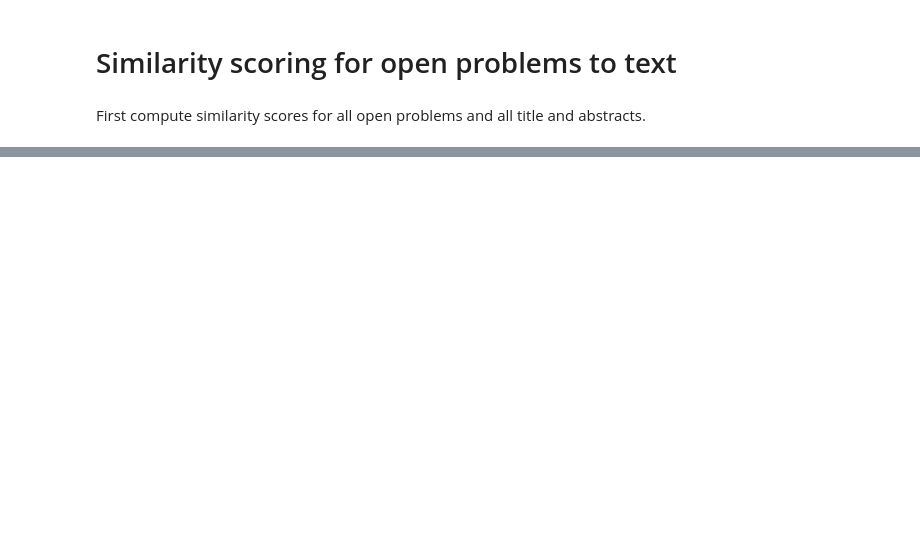
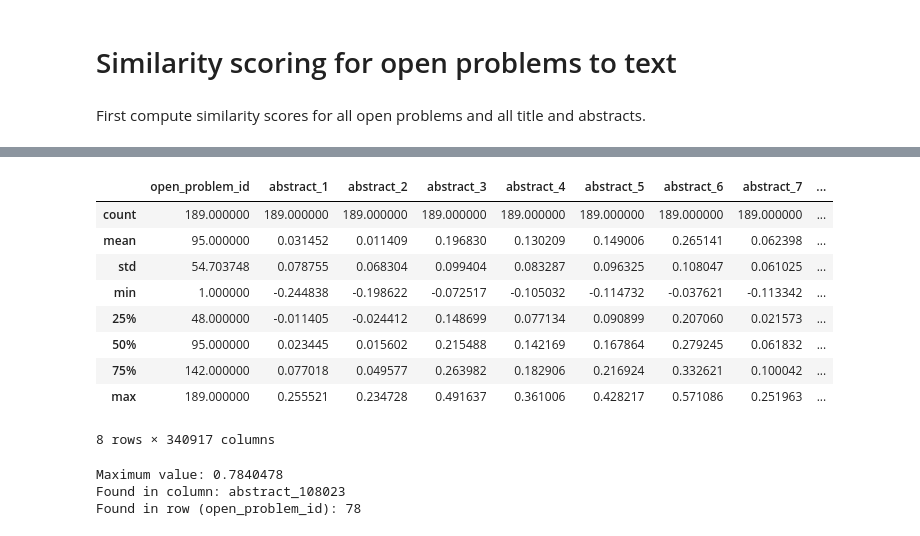
Before and after one commit to angelotalay/opl-analysis, a Jupyter notebook: embeddings.ipynb, the cells around one changed output, grey strips where cells are left out. Cells and saved outputs as stored; diff of their text form; code cells hidden in the pictures; blank space fills up the shorter version.

```diff
--- a/embeddings.ipynb
+++ b/embeddings.ipynb
@@ -207,0 +251,30 @@ df.to_csv('similarity_scores.csv', index=False)
+# %%
+similarity_scores_df.describe()
+# %% [output]
+|  | open_problem_id | abstract_1 | abstract_2 | abstract_3 | abstract_4 | abstract_5 | abstract_6 | abstract_7 | ... |
+| count | 189.000000 | 189.000000 | 189.000000 | 189.000000 | 189.000000 | 189.000000 | 189.000000 | 189.000000 | ... |
+| mean | 95.000000 | 0.031452 | 0.011409 | 0.196830 | 0.130209 | 0.149006 | 0.265141 | 0.062398 | ... |
+| std | 54.703748 | 0.078755 | 0.068304 | 0.099404 | 0.083287 | 0.096325 | 0.108047 | 0.061025 | ... |
+| min | 1.000000 | -0.244838 | -0.198622 | -0.072517 | -0.105032 | -0.114732 | -0.037621 | -0.113342 | ... |
+| 25% | 48.000000 | -0.011405 | -0.024412 | 0.148699 | 0.077134 | 0.090899 | 0.207060 | 0.021573 | ... |
+| 50% | 95.000000 | 0.023445 | 0.015602 | 0.215488 | 0.142169 | 0.167864 | 0.279245 | 0.061832 | ... |
+| 75% | 142.000000 | 0.077018 | 0.049577 | 0.263982 | 0.182906 | 0.216924 | 0.332621 | 0.100042 | ... |
+| max | 189.000000 | 0.255521 | 0.234728 | 0.491637 | 0.361006 | 0.428217 | 0.571086 | 0.251963 | ... |
+8 rows × 340917 columns
+# %%
+# Find the maximum value in the DataFrame
+max_value = similarity_scores_df.drop(columns=['open_problem_id']).max().max()
+
+# Find the column that contains the maximum value
+max_column = similarity_scores_df.drop(columns=['open_problem_id']).max().idxmax()
+
+# Find the row that contains the maximum value
+max_row = similarity_scores_df[similarity_scores_df[max_column] == max_value]['open_problem_id'].values[0]
+
+print(f"Maximum value: {max_value}")
+print(f"Found in column: {max_column}")
+print(f"Found in row (open_problem_id): {max_row}")
+# %% [output]
+Maximum value: 0.7840478
+Found in column: abstract_108023
+Found in row (open_problem_id): 78
```
Also changed, not shown: parts of 17 cells of this notebook, 1 other file.
